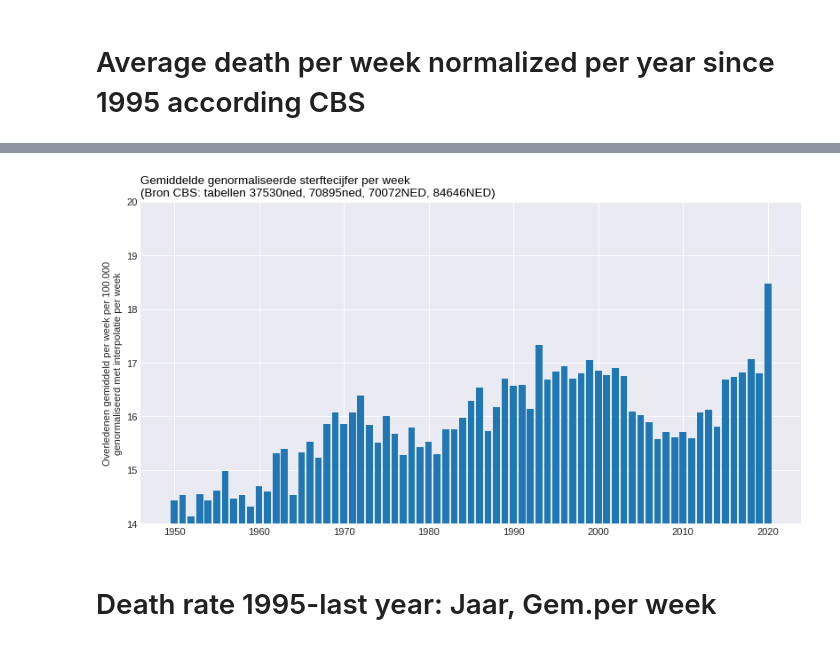
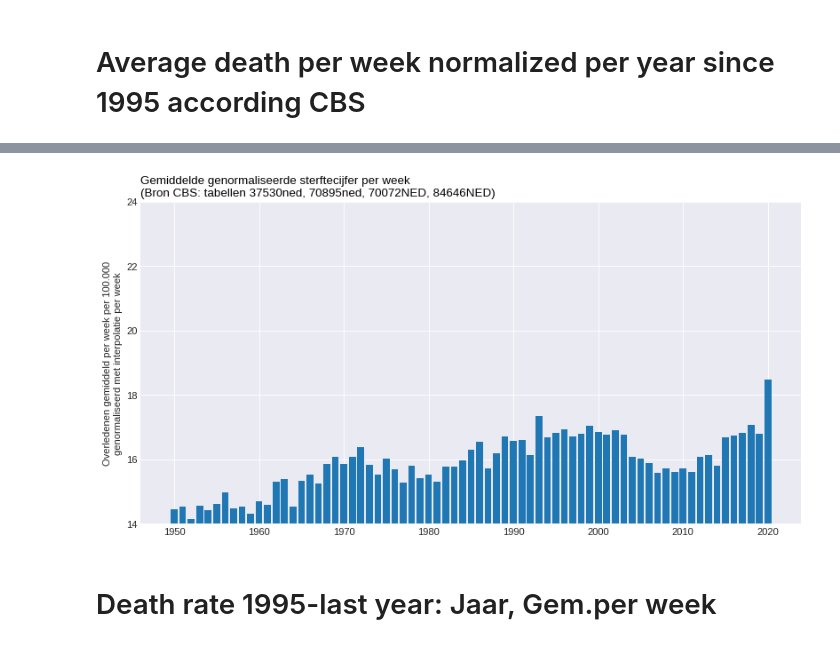
Before and after one commit to flow4u/public, a Jupyter notebook: Sterftecijfers_Nederland_COVID_19_periode_vergelijken_met_eerdere_jaren.ipynb, the cells around one changed output, grey strips where cells are left out. Drawn from its saved outputs; the diff is of its cells as text; code cells hidden in the pictures.

```diff
--- a/Sterftecijfers_Nederland_COVID_19_periode_vergelijken_met_eerdere_jaren.ipynb
+++ b/Sterftecijfers_Nederland_COVID_19_periode_vergelijken_met_eerdere_jaren.ipynb
@@ -392,14 +396,14 @@ print(tabulate(df_till_last, headers=['Jaar', 'Gem.per week'], tablefmt='orgtbl'
 # %%
 #@title
 # Plotting the bar diagram: 1995 till last year
 plt.figure(num=None, figsize=(12, 6), dpi=80, facecolor='w', edgecolor='k')
 plt.title("Gemiddelde genormaliseerde sterftecijfer per week\n(Bron CBS: tabellen 37530ned, 70895ned, 70072NED, 84646NED)", loc='left', fontsize=12, fontweight=0, color='black')
 plt.bar(df_till_last['Jaar'], df_till_last['Gem.per week'])
 plt.ylabel("Overledenen gemiddeld per week per 100.000\ngenormaliseerd met interpolatie per week")
-plt.ylim(14,20)
+plt.ylim(14,24)
 plt.show()
 # %% [output]
-[figure, old version]
+[figure, new version]
 # %% [markdown]
 # Death rate 1995-last year: Jaar, Gem.per week
 # %%
```
Also changed, not shown: parts of 5 cells of this notebook.
